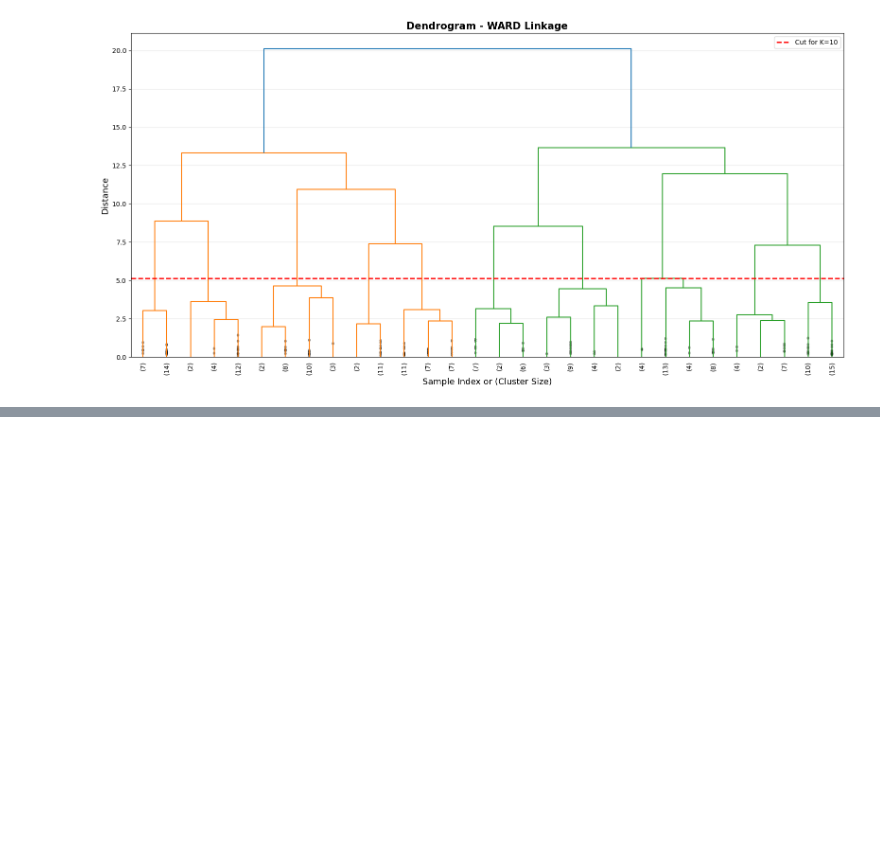
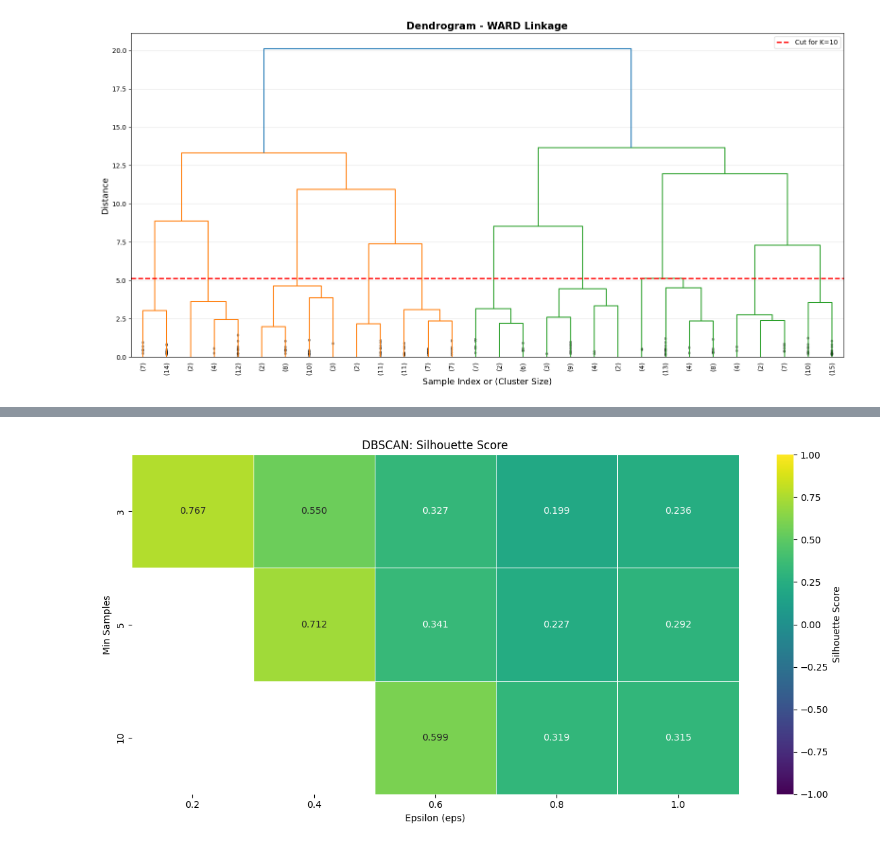
Before and after one commit to ihamydreza/FIS4041, a Jupyter notebook: Q2/Q2.ipynb, the cells around one changed output, grey strips where cells are left out. Cells and saved outputs as stored; diff of their text form; code cells hidden in the pictures; blank space fills up the shorter version.

```diff
--- a/Q2/Q2.ipynb
+++ b/Q2/Q2.ipynb
@@ -351,0 +513,16 @@ plt.show()
+# %%
+# Silhouette Score Chart
+pivot_silhouette = dbscan_df.pivot(index='min_samples', columns='eps', values='silhouette')
+
+plt.figure(figsize=(12, 6))
+sns.heatmap(pivot_silhouette, annot=True, fmt='.3f', cmap='viridis',
+            cbar_kws={'label': 'Silhouette Score'}, linewidths=0.5,
+            vmin=-1, vmax=1, mask=pivot_silhouette < 0)
+plt.title('DBSCAN: Silhouette Score')
+plt.xlabel('Epsilon (eps)')
+plt.ylabel('Min Samples')
+plt.tight_layout()
+plt.savefig('dbscan_silhouette_heatmap.png', dpi=300, bbox_inches='tight')
+plt.show()
+# %% [output]
+[figure, added]
```
Also changed, not shown: parts of 7 cells of this notebook.
